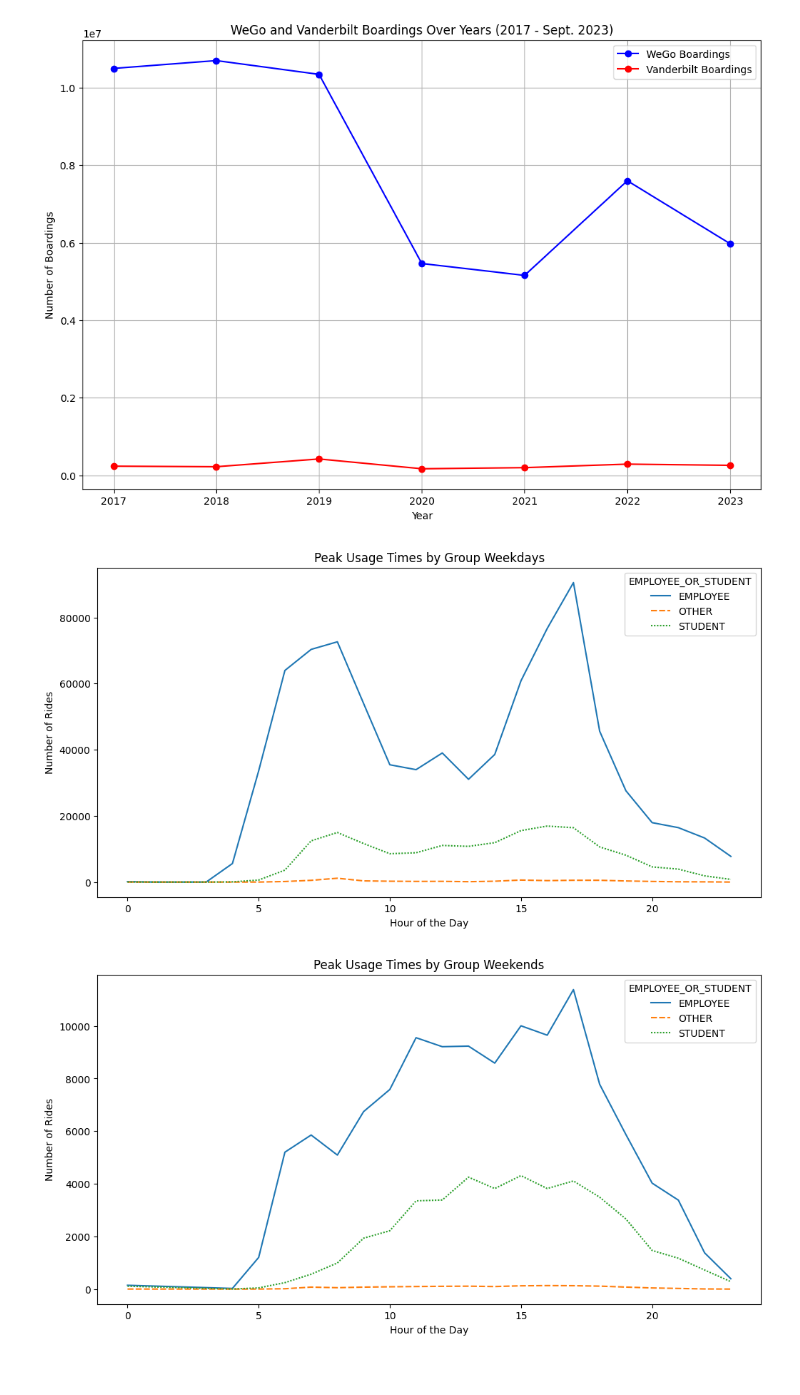
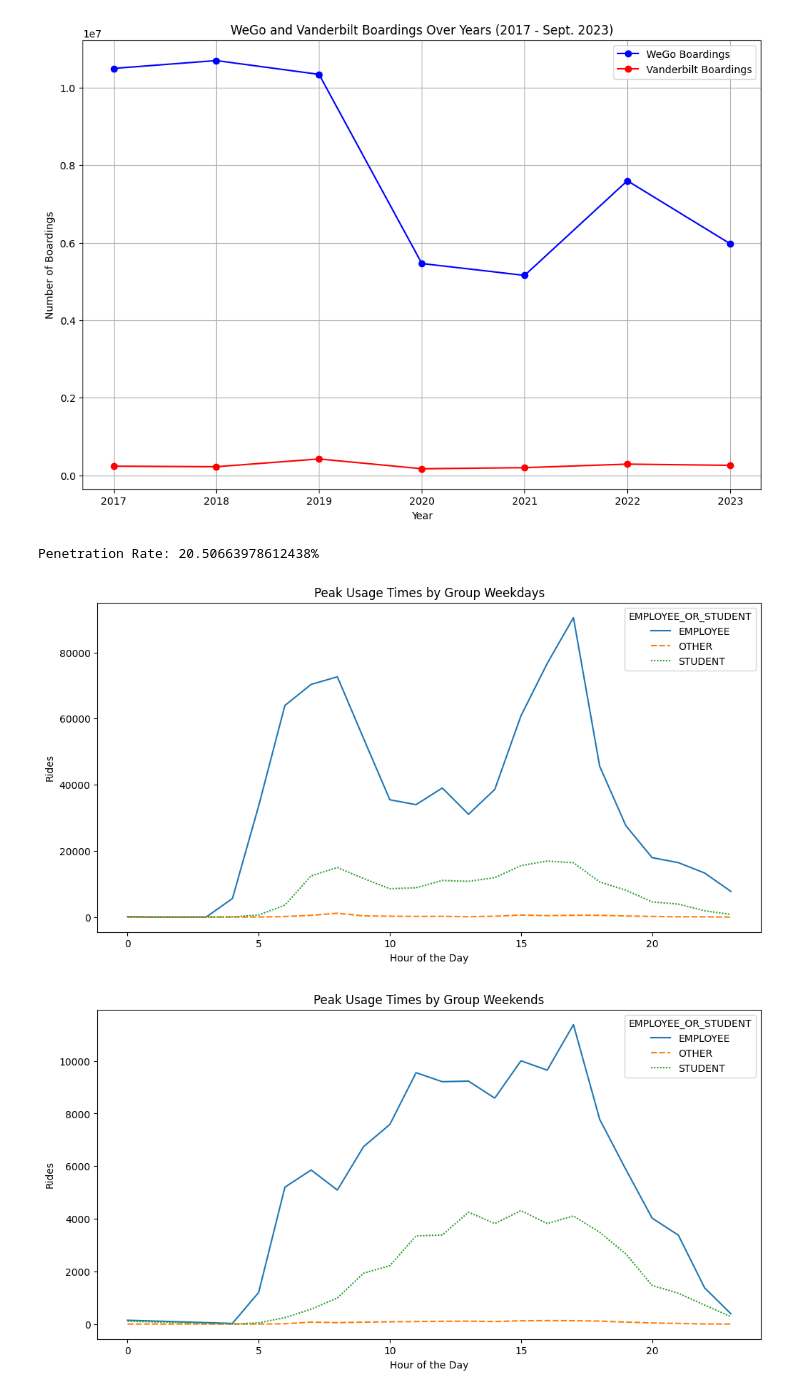
Before and after one commit to SySyAli/vanderbilt_movevu, a Jupyter notebook: testing/testing2.ipynb, the cells around one changed output. Cells and saved outputs as stored; diff of their text form; code cells hidden in the pictures.

Commit message:
Additional Data Analysis.

```diff
--- a/testing/testing2.ipynb
+++ b/testing/testing2.ipynb
@@ -1183,38 +1227,57 @@ plt.show()
 # %% [output]
 Number of Unique Trips: 10238
 [figure]
+# %%
+# Total Addressable Market Analysis, using data in 2022
+total_students = 13710
+total_employees = 9107
+
+total_addressable_market = total_students + total_employees
+
+# find the total number of unique users during the 2022-2023 school year
+# find the total number of unique users during the 2022-2023 school year
+df_2022 = df_cleaned[df_cleaned['YEAR'] == 2022]
+
+df_2022List = df_2022.groupby(['CAMPUS_ID']).size().reset_index(name='COUNT')
+actual_transit_riders = len(df_2022List['CAMPUS_ID'].unique())
+
+penetration_rate = (actual_transit_riders / total_addressable_market) * 100
+
+print(f"Penetration Rate: {penetration_rate}%")
+# %% [output]
+Penetration Rate: 20.50663978612438%
 # %%
 # generate a line graph that shows employee vs student vs other transit ridership on the weekdays
 
 # Aggregate rides by hour and status WEEKDAYS
 
 df_cleaned_weekdays = df_cleaned[df_cleaned['Weekday'] < 5]
 
 peak_usage_weekdays = df_cleaned_weekdays.groupby(['Hour', 'EMPLOYEE_OR_STUDENT']).size().unstack(fill_value=0)
 #print("Peak Usage Times by Group")
 #print(peak_usage)
 
 # Plot for peak usage
 plt.figure(figsize=(12, 6))
 sns.lineplot(data=peak_usage_weekdays)
 plt.title('Peak Usage Times by Group Weekdays')
 plt.xlabel('Hour of the Day')
-plt.ylabel('Number of Rides')
+plt.ylabel('Rides')
 plt.show()
 
 df_cleaned_weekends = df_cleaned[df_cleaned['Weekday'] >= 5]
 
 peak_usage_weekends = df_cleaned_weekends.groupby(['Hour', 'EMPLOYEE_OR_STUDENT']).size().unstack(fill_value=0)
 #print("Peak Usage Times by Group")
 #print(peak_usage)
 
 # Plot for peak usage
 plt.figure(figsize=(12, 6))
 sns.lineplot(data=peak_usage_weekends)
 plt.title('Peak Usage Times by Group Weekends')
 plt.xlabel('Hour of the Day')
-plt.ylabel('Number of Rides')
+plt.ylabel('Rides')
 plt.show()
 # %% [output]
-[figure, old version]
+[figure, new version]
-[figure, old version]
+[figure, new version]
```
Also changed, not shown: parts of 5 cells of this notebook, 1 other file.
